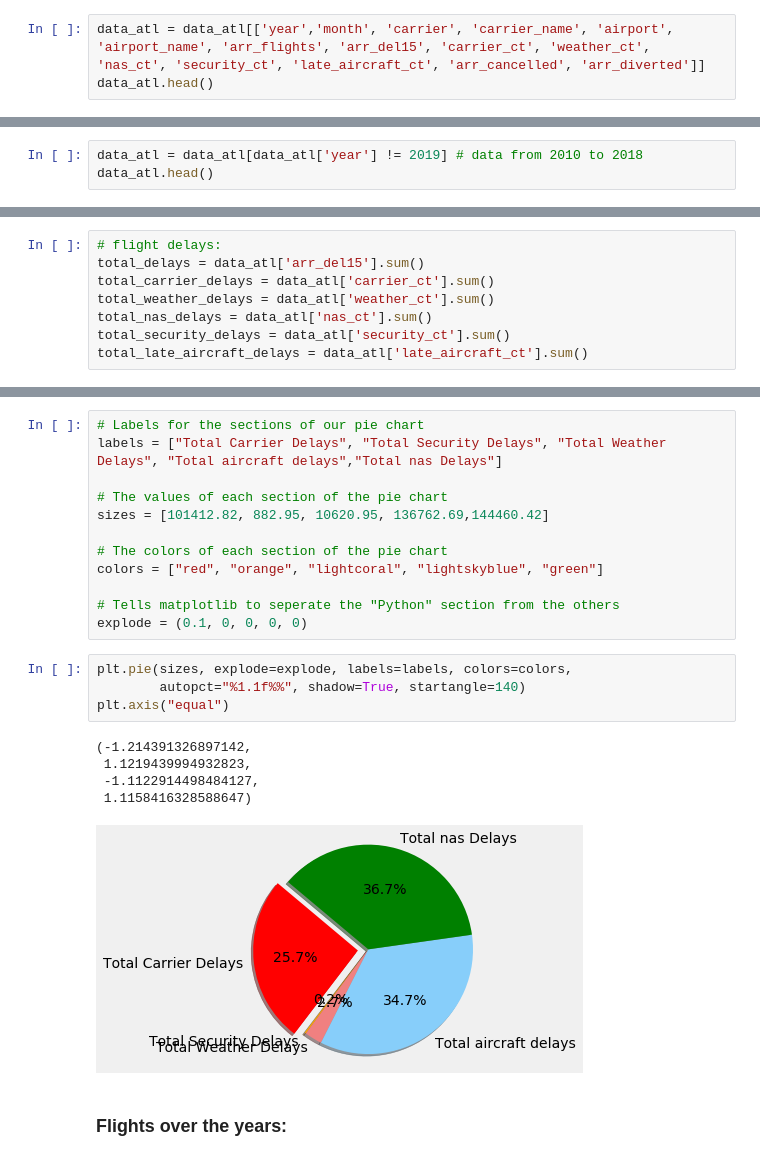
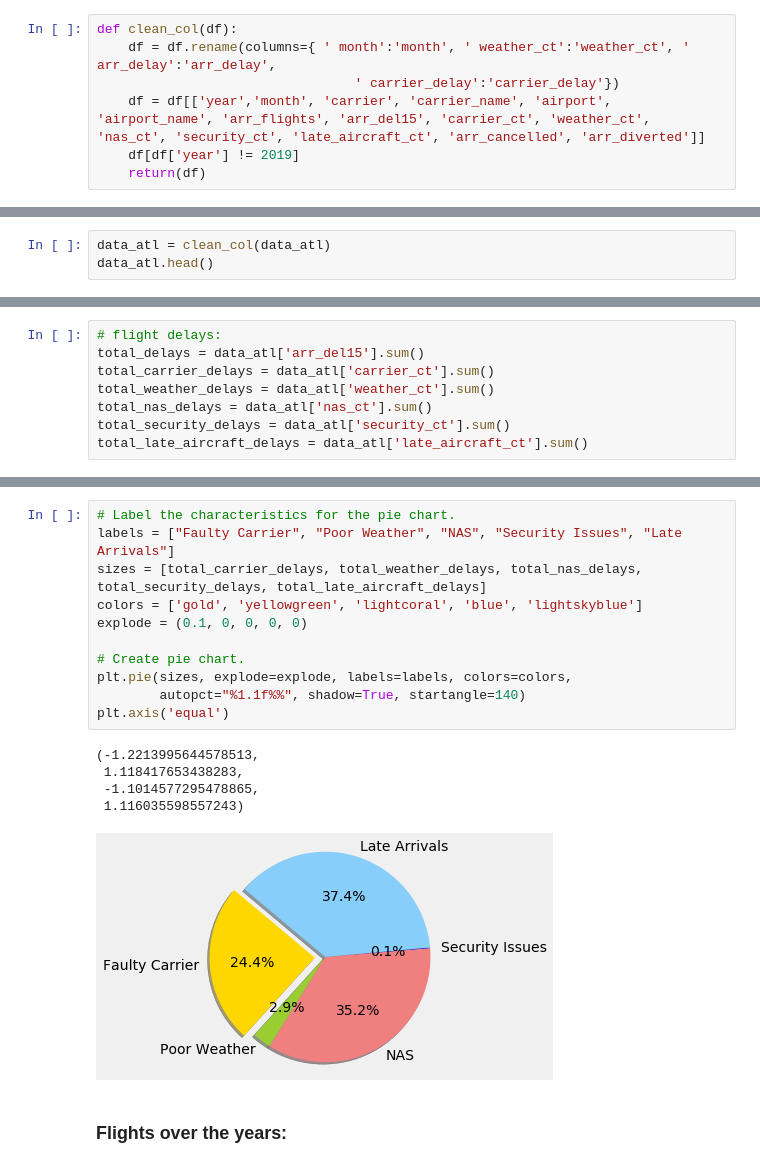
Before and after one commit to danielsonrl/Project_1_Repository, a Jupyter notebook: ATL Data.ipynb, the cells around one changed output, grey strips where cells are left out. Drawn from its saved outputs; the diff is of its cells as text.

```diff
--- a/ATL Data.ipynb
+++ b/ATL Data.ipynb
@@ -32,3 +40,7 @@ data_atl.head()
 # %%
-data_atl = data_atl[['year','month', 'carrier', 'carrier_name', 'airport', 'airport_name', 'arr_flights', 'arr_del15', 'carrier_ct', 'weather_ct', 'nas_ct', 'security_ct', 'late_aircraft_ct', 'arr_cancelled', 'arr_diverted']]
-data_atl.head()
+def clean_col(df):
+    df = df.rename(columns={ ' month':'month', ' weather_ct':'weather_ct', ' arr_delay':'arr_delay',
+                                 ' carrier_delay':'carrier_delay'})
+    df = df[['year','month', 'carrier', 'carrier_name', 'airport', 'airport_name', 'arr_flights', 'arr_del15', 'carrier_ct', 'weather_ct', 'nas_ct', 'security_ct', 'late_aircraft_ct', 'arr_cancelled', 'arr_diverted']]
+    df[df['year'] != 2019]
+    return(df)
@@ -42,5 +47,5 @@ data_atl.head()
 # %%
-data_atl = data_atl[data_atl['year'] != 2019] # data from 2010 to 2018
+data_atl = clean_col(data_atl)
 data_atl.head()
 # %% [output]
 |  | year | month | carrier | carrier_name | airport | airport_name | arr_flights | arr_del15 | carrier_ct | ... |
@@ -106,25 +111,20 @@ delay_df
-# %%
-# Labels for the sections of our pie chart
-labels = ["Total Carrier Delays", "Total Security Delays", "Total Weather Delays", "Total aircraft delays","Total nas Delays"]
-
-# The values of each section of the pie chart
-sizes = [101412.82, 882.95, 10620.95, 136762.69,144460.42]
-
-# The colors of each section of the pie chart
-colors = ["red", "orange", "lightcoral", "lightskyblue", "green"]
-
-# Tells matplotlib to seperate the "Python" section from the others
-explode = (0.1, 0, 0, 0, 0)
 # %%
+# Label the characteristics for the pie chart.
+labels = ["Faulty Carrier", "Poor Weather", "NAS", "Security Issues", "Late Arrivals"]
+sizes = [total_carrier_delays, total_weather_delays, total_nas_delays, total_security_delays, total_late_aircraft_delays]
+colors = ['gold', 'yellowgreen', 'lightcoral', 'blue', 'lightskyblue']
+explode = (0.1, 0, 0, 0, 0)
+
+# Create pie chart.
 plt.pie(sizes, explode=explode, labels=labels, colors=colors,
         autopct="%1.1f%%", shadow=True, startangle=140)
-plt.axis("equal")
+plt.axis('equal')
 # %% [output]
-(-1.214391326897142,
- 1.1219439994932823,
- -1.1122914498484127,
- 1.1158416328588647)
+(-1.2213995644578513,
+ 1.118417653438283,
+ -1.1014577295478865,
+ 1.116035598557243)
-[figure, old version]
+[figure, new version]
 # %% [markdown]
 ### Flights over the years:
 # %%
```
Also changed, not shown: parts of 24 cells of this notebook, 15 other files.
